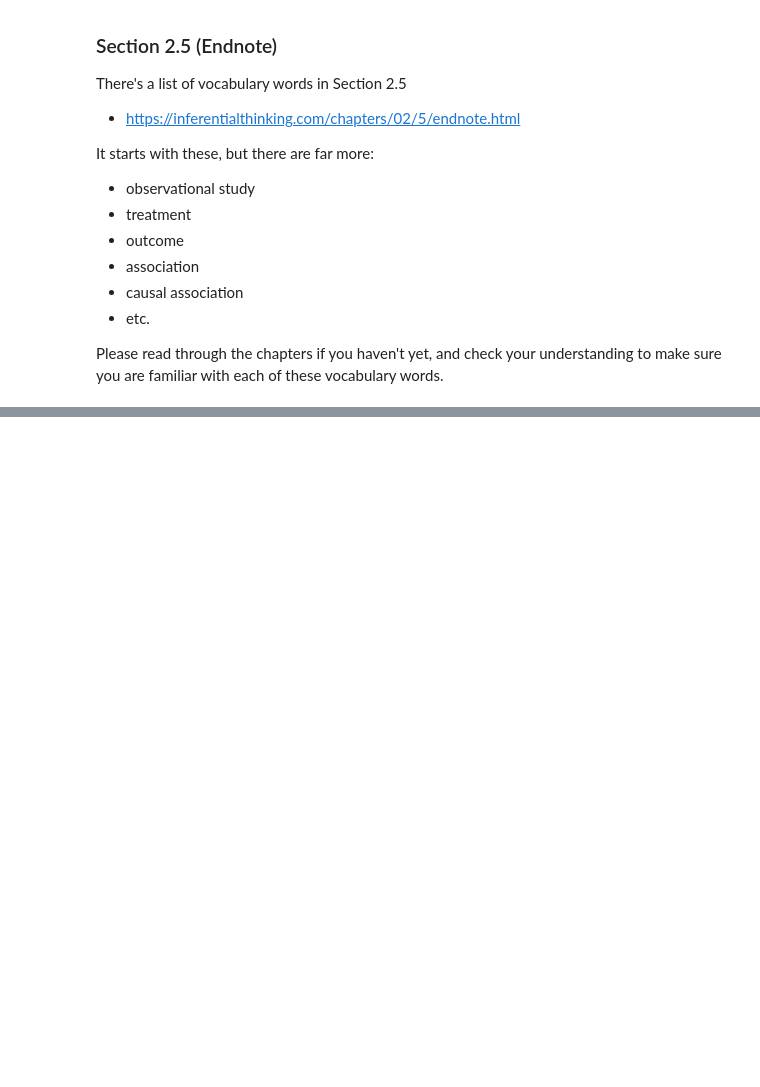
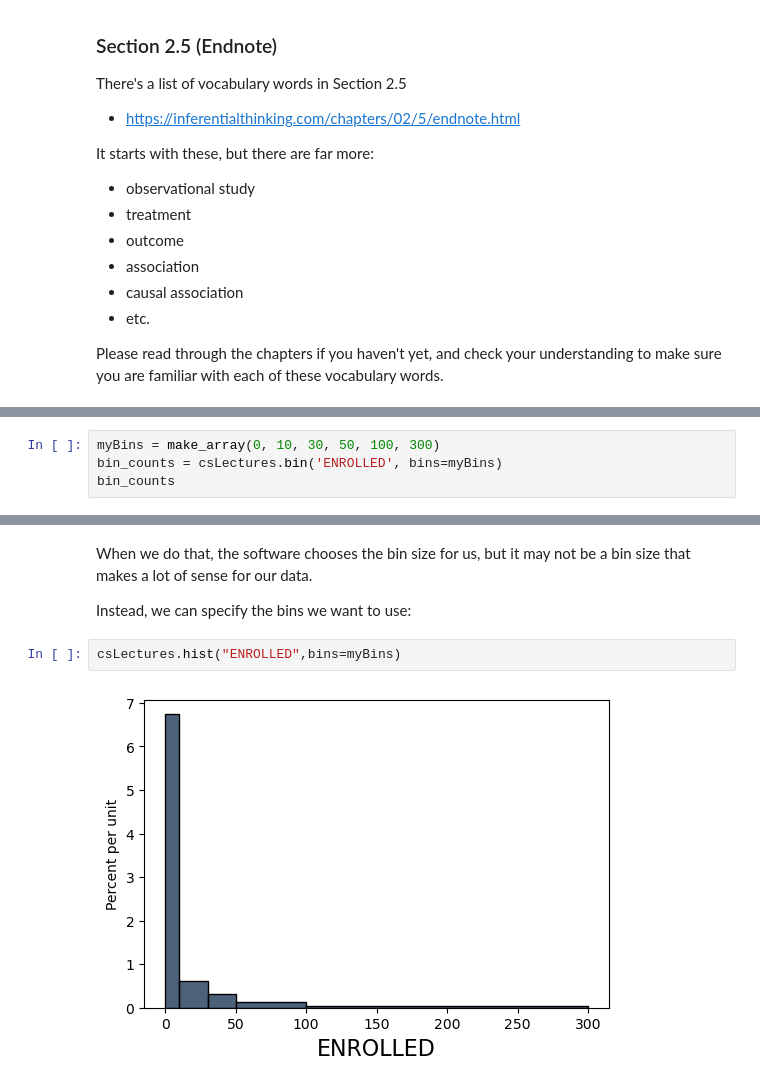
Before and after one commit to ucsb-ds/cmpsc5a-s25-students, a Jupyter notebook: lectures/lecture08.ipynb, the cells around one changed output, grey strips where cells are left out. Saved outputs shown, nothing was run; the diff lists cells and outputs as text; blank space fills up the shorter version.

```diff
--- a/lectures/lecture08.ipynb
+++ b/lectures/lecture08.ipynb
@@ -188,0 +310,4 @@ Please read through the chapters if you haven't yet, and check your understandin
+# %%
+myBins = make_array(0, 10, 30, 50, 100, 300)
+bin_counts = csLectures.bin('ENROLLED', bins=myBins)
+bin_counts
@@ -188,0 +352,8 @@ Please read through the chapters if you haven't yet, and check your understandin
+# %% [markdown]
+When we do that, the software chooses the bin size for us, but it may not be a bin size that makes a lot of sense for our data.
+
+Instead, we can specify the bins we want to use:
+# %%
+csLectures.hist("ENROLLED",bins=myBins)
+# %% [output]
+[figure, added]
```
Also changed, not shown: parts of 32 cells of this notebook.
